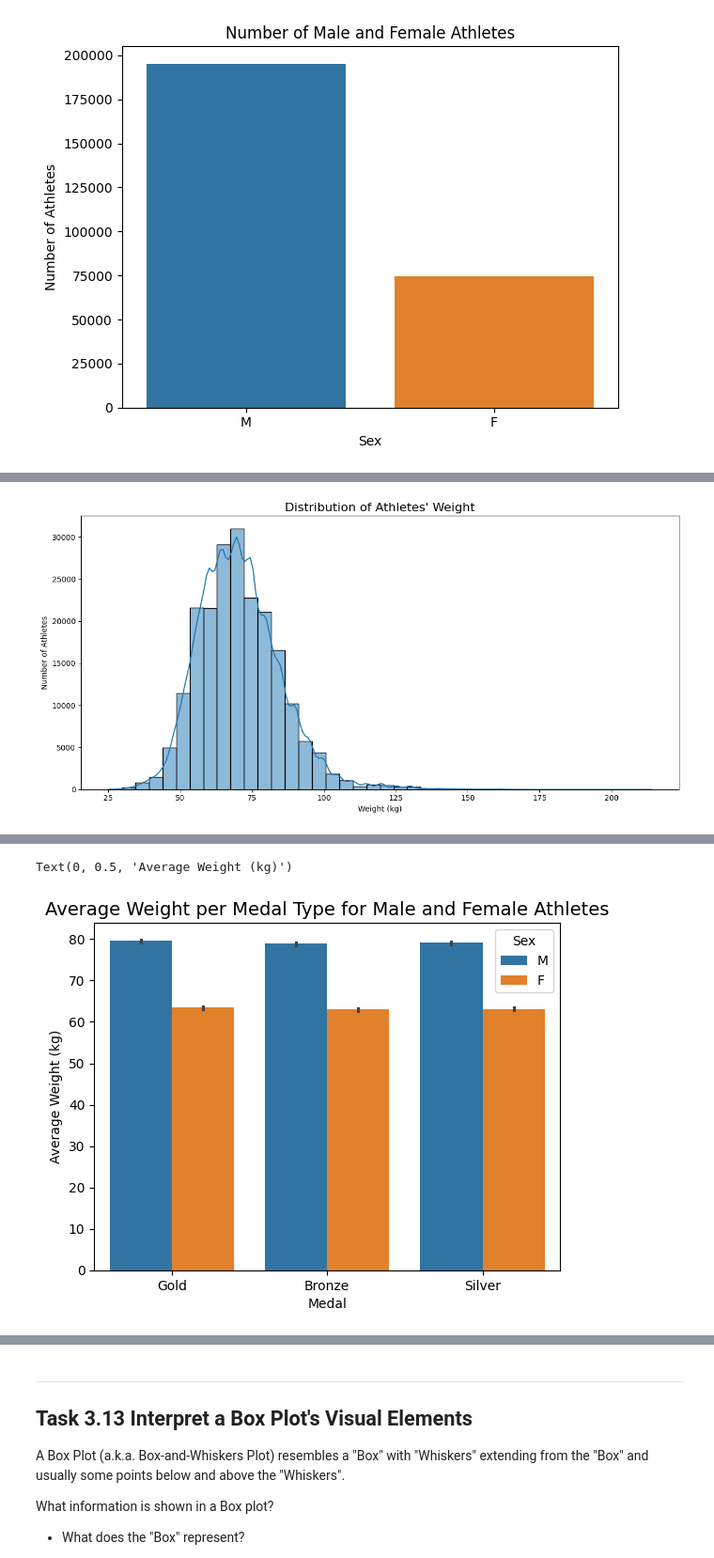
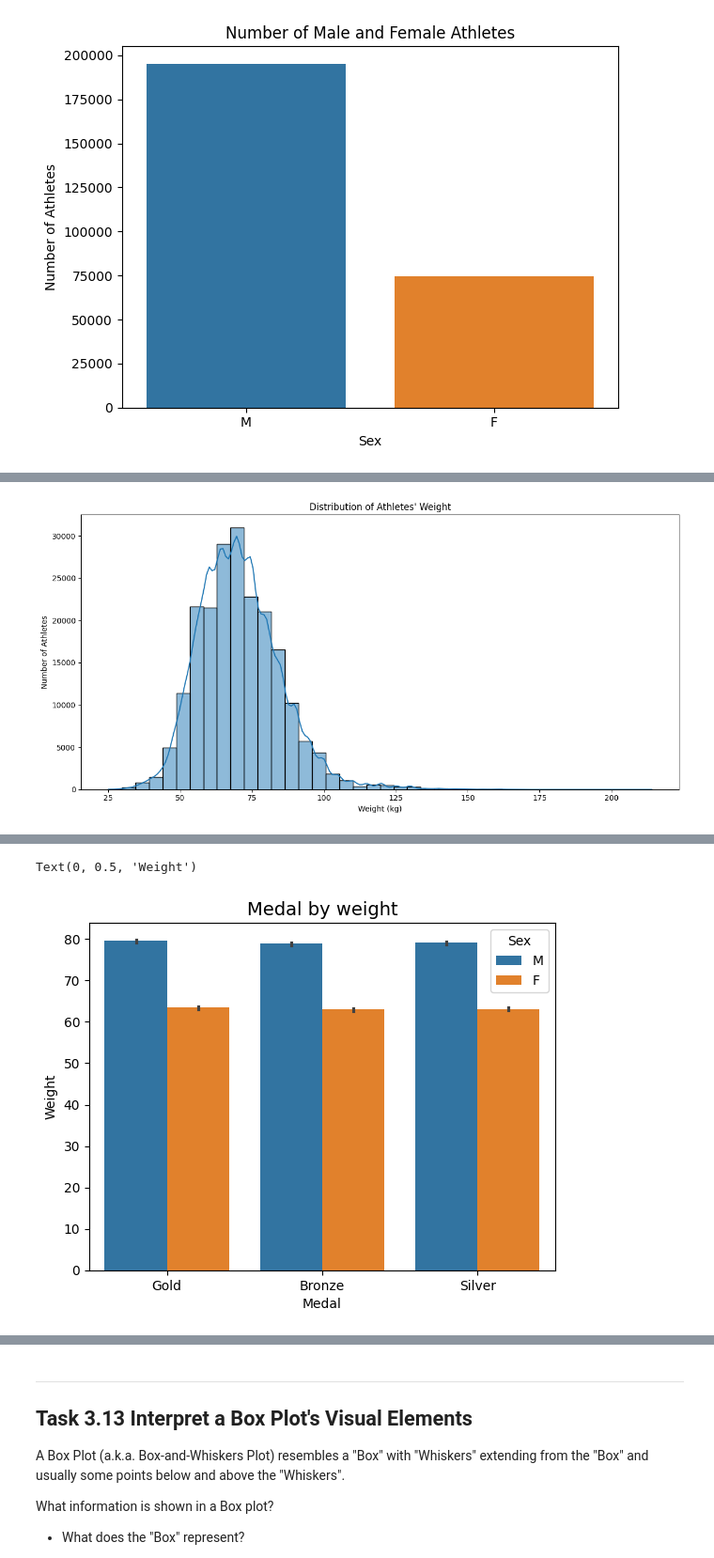
Before and after one commit to Cyrus7777/grupp_7, a Jupyter notebook: assignment.ipynb, the cells around one changed output, grey strips where cells are left out. Shown at 94% size. Cells and saved outputs as stored; diff of their text form; code cells hidden in the pictures.

```diff
--- a/assignment.ipynb
+++ b/assignment.ipynb
@@ -572,8 +590,8 @@ plt.figure(figsize=(12, 6))
 # Histogram + KDE (kernel density estimate)
 sns.histplot(data=df, x='Weight', bins=40, kde=True)
 
-# Titel und Achsenbeschriftungen hinzufügen
-plt.title("Distribution of Athletes' Weight", fontsize=16)
+# Title and axis labels added
+plt.title("Distribution of Athletes' Weight")
 plt.xlabel("Weight (kg)")
 plt.ylabel("Number of Athletes")
 
@@ -581,7 +599,7 @@ plt.ylabel("Number of Athletes")
 plt.tight_layout()
 plt.show()
 # %% [output]
-[figure, old version]
+[figure, new version]
 # %% [markdown]
 ---
 ## Task 3.5 Visualize the Distribution in Height of Male and Female Athletes
@@ -625,19 +643,19 @@ Create a visualization showing the athelete weight per type of medal (gold, silv
 # %%
 # Bar chart: Average weight by medal type, separated by gender
 sns.barplot(
     data=df,
     x="Medal",
     y="Weight",
     hue="Sex",
 )
 
 # Title and axis labels
-plt.title("Average Weight per Medal Type for Male and Female Athletes", fontsize=14)
+plt.title("Medal by weight", fontsize=14)
 plt.xlabel("Medal")
 plt.ylabel("Weight")
 # %% [output]
-Text(0, 0.5, 'Average Weight (kg)')
+Text(0, 0.5, 'Weight')
-[figure, old version]
+[figure, new version]
 # %% [markdown]
 ---
 ## Task 3.8 Visualize Height per Type of Medal for Male and Female Athletes Faceted by Season
```
Also changed, not shown: parts of 4 cells of this notebook.
